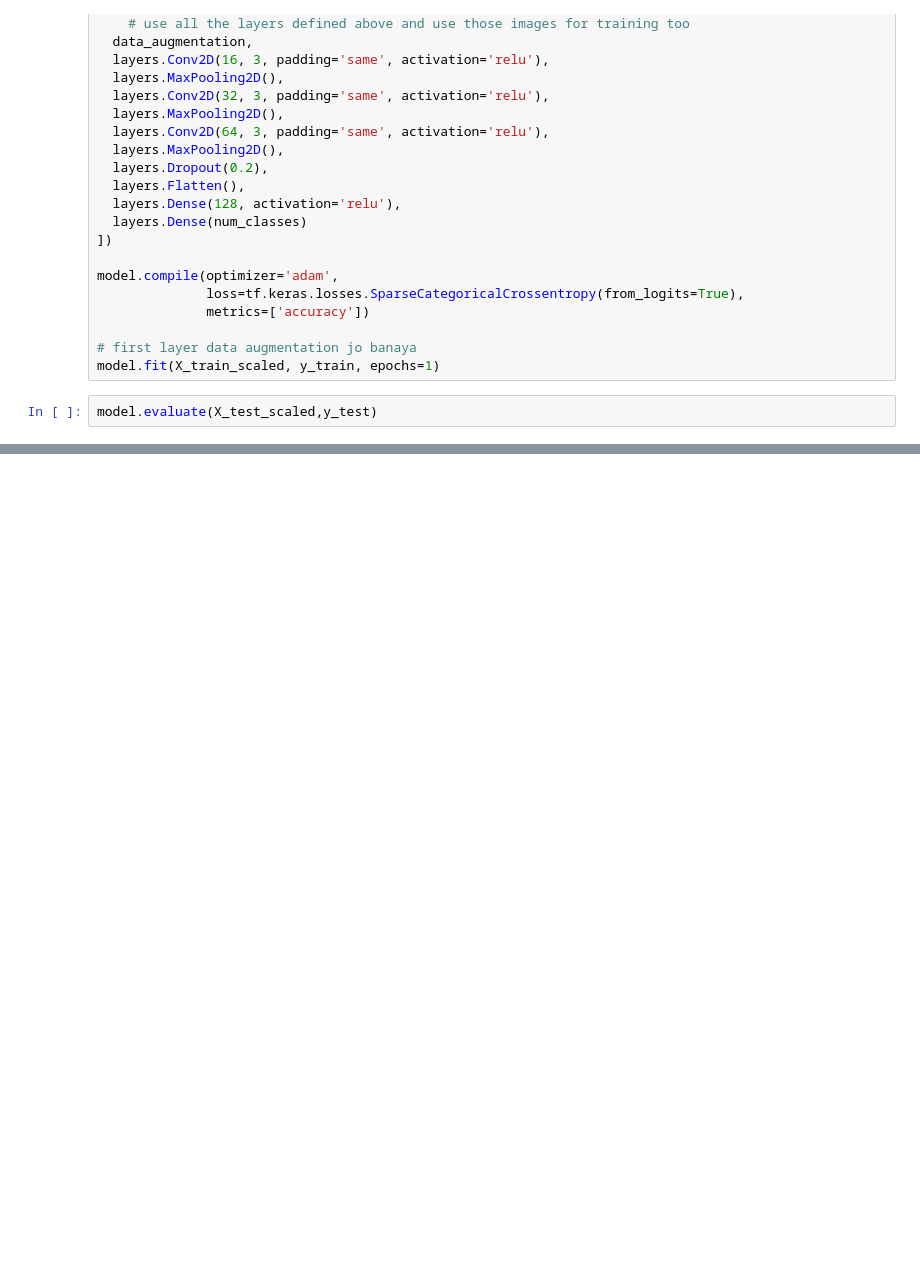
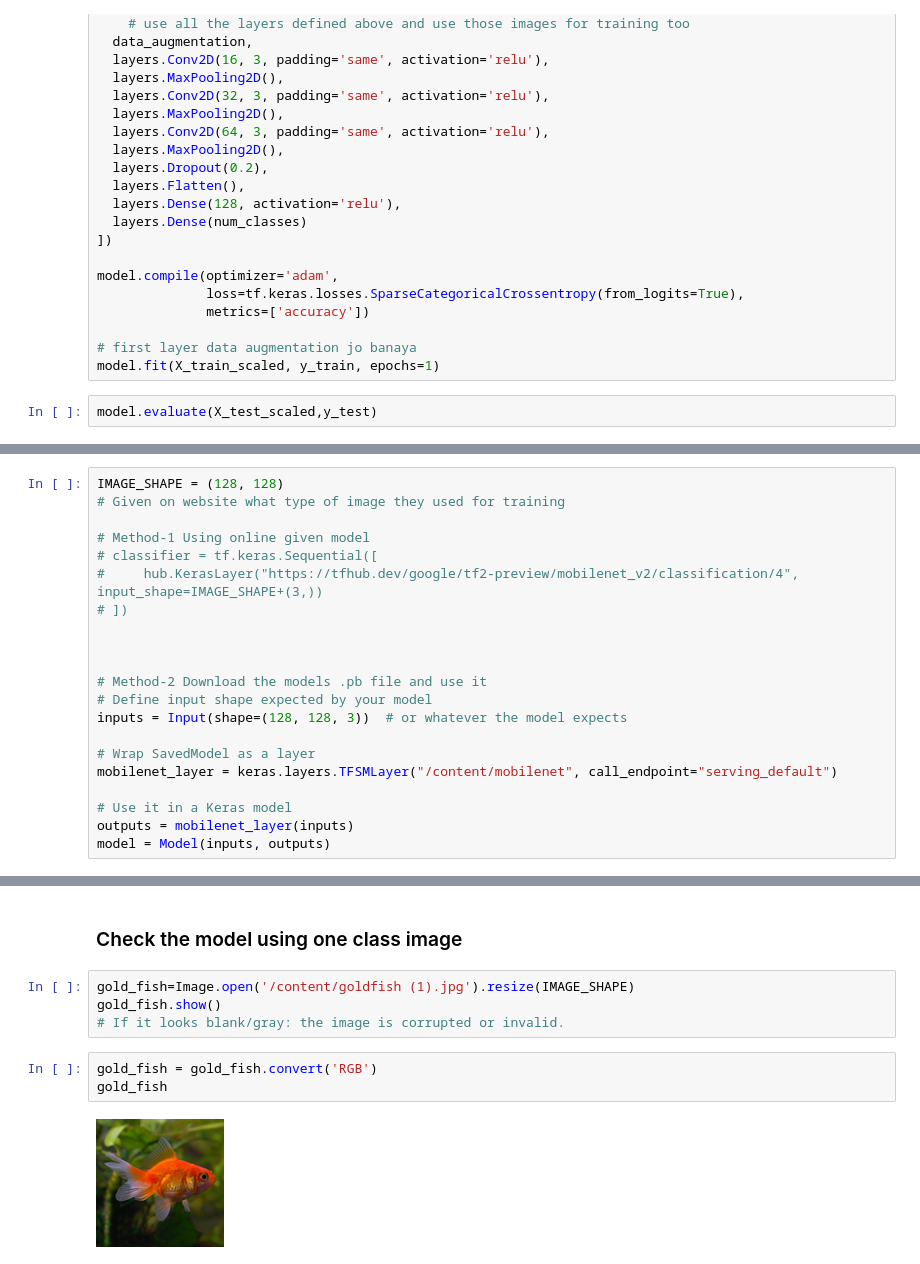
Before and after one commit to 1500-Shubham/ML-DL-AI, a Jupyter notebook: deep_learning_CodeBasics.ipynb, the cells around one changed output, grey strips where cells are left out. Drawn from its saved outputs; the diff is of its cells as text; blank space fills up the shorter version.

Commit message:
Transfer Learning: Using pretrained model

```diff
--- a/deep_learning_CodeBasics.ipynb
+++ b/deep_learning_CodeBasics.ipynb
@@ -1771,0 +1813,21 @@ model.evaluate(X_test_scaled,y_test)
+# %%
+IMAGE_SHAPE = (128, 128)
+# Given on website what type of image they used for training
+
+# Method-1 Using online given model
+# classifier = tf.keras.Sequential([
+#     hub.KerasLayer("https://tfhub.dev/google/tf2-preview/mobilenet_v2/classification/4", input_shape=IMAGE_SHAPE+(3,))
+# ])
+
+
+
+# Method-2 Download the models .pb file and use it
+# Define input shape expected by your model
+inputs = Input(shape=(128, 128, 3))  # or whatever the model expects
+
+# Wrap SavedModel as a layer
+mobilenet_layer = keras.layers.TFSMLayer("/content/mobilenet", call_endpoint="serving_default")
+
+# Use it in a Keras model
+outputs = mobilenet_layer(inputs)
+model = Model(inputs, outputs)
@@ -1771,0 +1842,11 @@ model.evaluate(X_test_scaled,y_test)
+# %% [markdown]
+### Check the model using one class image
+# %%
+gold_fish=Image.open('/content/goldfish (1).jpg').resize(IMAGE_SHAPE)
+gold_fish.show()
+# If it looks blank/gray: the image is corrupted or invalid.
+# %%
+gold_fish = gold_fish.convert('RGB')
+gold_fish
+# %% [output]
+[figure, added]
```
Also changed, not shown: parts of 25 cells of this notebook.
